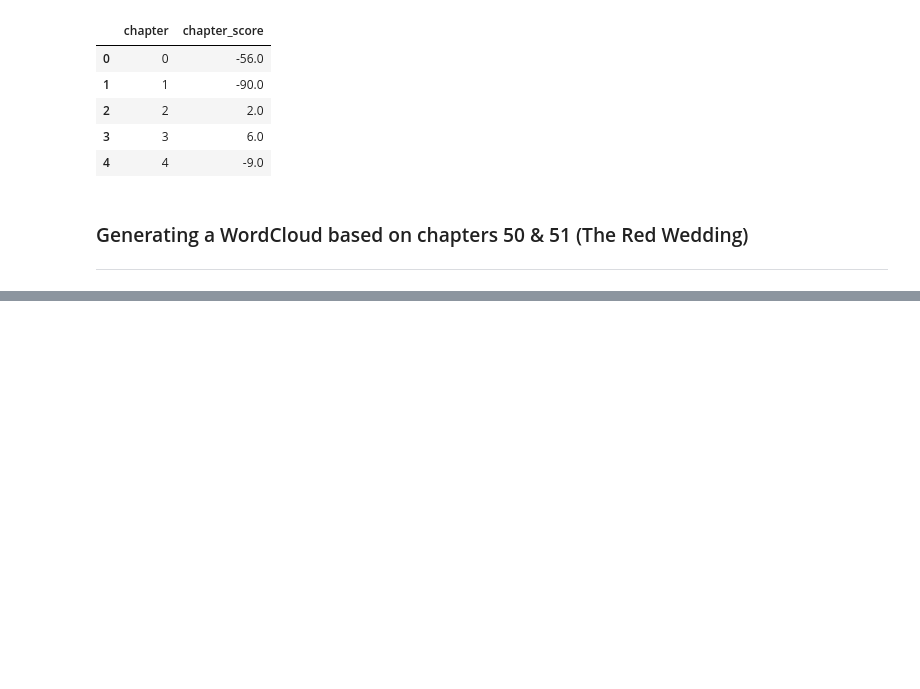
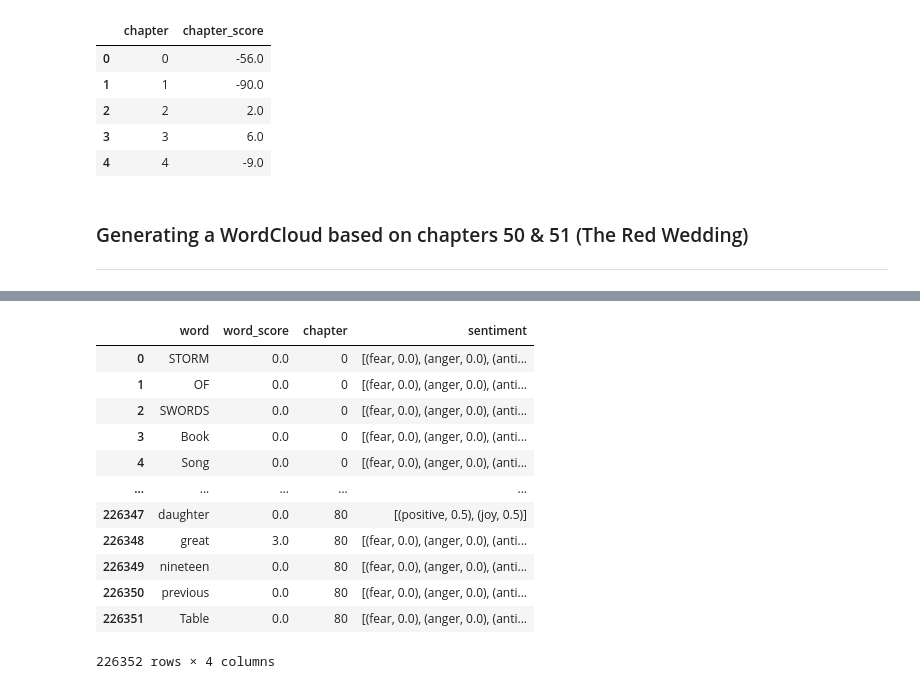
Before and after one commit to Suru-09/Data-Mining, a Jupyter notebook: notebooks/sentiment_analysis.ipynb, the cells around one changed output, grey strips where cells are left out. Drawn from its saved outputs; the diff is of its cells as text; code cells hidden in the pictures; blank space fills up the shorter version.

```diff
--- a/notebooks/sentiment_analysis.ipynb
+++ b/notebooks/sentiment_analysis.ipynb
@@ -170,0 +194,2 @@ plt.tight_layout(pad=0)
+# %%
+swords_nrclex = [NRCLex(elem).top_emotions for elem in swords_df_cleaned['word']]
@@ -170,0 +215,19 @@ plt.tight_layout(pad=0)
+# %%
+swords_df_ = swords_df_cleaned.copy()
+swords_df_ = swords_df_.assign(chapter = select_chapter(swords_df_, chapters_second_book))
+swords_df_ = swords_df_.assign(sentiment = swords_nrclex)
+swords_df_
+# %% [output]
+|  | word | word_score | chapter | sentiment |
+| 0 | STORM | 0.0 | 0 | [(fear, 0.0), (anger, 0.0), (anti... |
+| 1 | OF | 0.0 | 0 | [(fear, 0.0), (anger, 0.0), (anti... |
+| 2 | SWORDS | 0.0 | 0 | [(fear, 0.0), (anger, 0.0), (anti... |
+| 3 | Book | 0.0 | 0 | [(fear, 0.0), (anger, 0.0), (anti... |
+| 4 | Song | 0.0 | 0 | [(fear, 0.0), (anger, 0.0), (anti... |
+| ... | ... | ... | ... | ... |
+| 226347 | daughter | 0.0 | 80 | [(positive, 0.5), (joy, 0.5)] |
+| 226348 | great | 3.0 | 80 | [(fear, 0.0), (anger, 0.0), (anti... |
+| 226349 | nineteen | 0.0 | 80 | [(fear, 0.0), (anger, 0.0), (anti... |
+| 226350 | previous | 0.0 | 80 | [(fear, 0.0), (anger, 0.0), (anti... |
+| 226351 | Table | 0.0 | 80 | [(fear, 0.0), (anger, 0.0), (anti... |
+226352 rows × 4 columns
```
Also changed, not shown: parts of 23 cells of this notebook, 1 other file.
